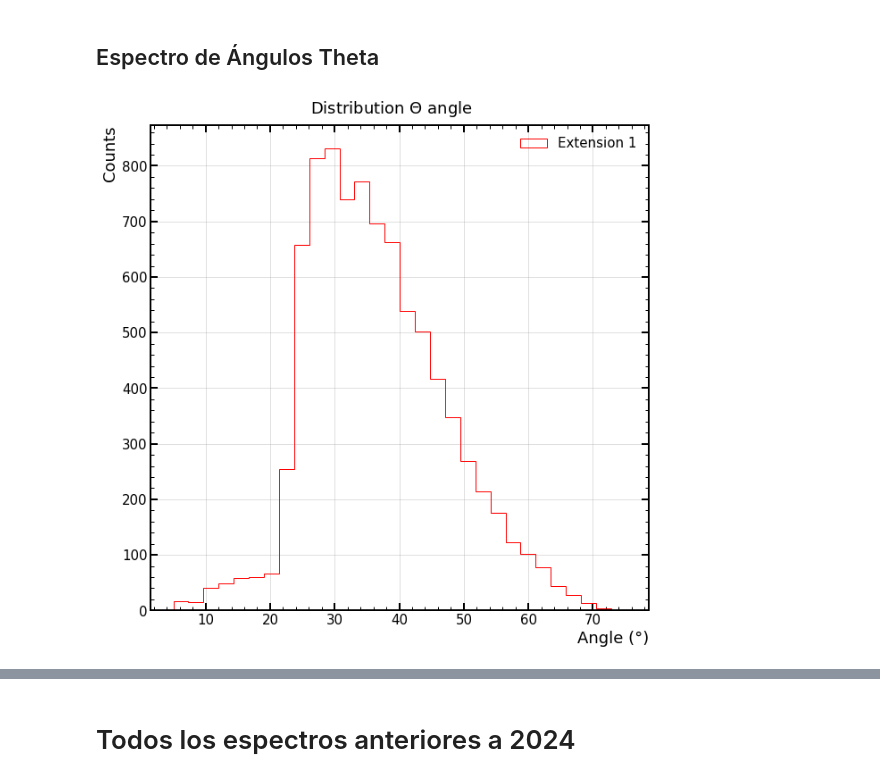
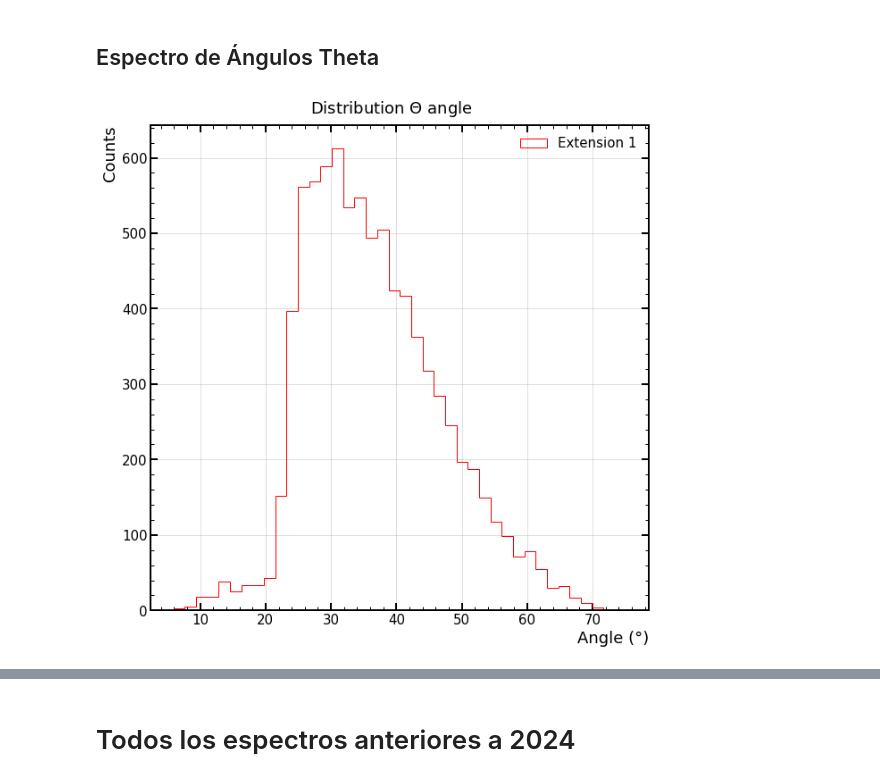
Before and after one commit to mausanram/CodigosICN, a Jupyter notebook: Catalogo_Eventos/CONNIE/Ajuste_Espectro.ipynb, the cells around one changed output, grey strips where cells are left out. Saved outputs shown, nothing was run; the diff lists cells and outputs as text; code cells hidden in the pictures.

```diff
--- a/Catalogo_Eventos/CONNIE/Ajuste_Espectro.ipynb
+++ b/Catalogo_Eventos/CONNIE/Ajuste_Espectro.ipynb
@@ -275,28 +173,28 @@ plt.show()
 ## Espectro de Ángulos Theta
 # %%
 fig, axs = plt.subplots(figsize = [10,10])
-BINS = 30
+BINS = 40
 
 # axs.hist(data_muons_extension_1['theta'] + data_muons_extension_2['theta'] + data_muons_extension_4['theta'], bins=BINS, color = 'k',
 #         label = 'All Extensions', histtype = 'step')
 
 axs.hist(data_muons_extension_1['theta'], bins = BINS, range= (np.min(data_muons_extension_1['theta']), np.max(data_muons_extension_1['theta'])),
             color = 'r', label= 'Extension 1', histtype = 'step')
 
 # axs.hist(data_muons_extension_2['theta'], bins = BINS, range= (np.min(data_muons_extension_2['theta']), np.max(data_muons_extension_2['theta'])),
 #             color = 'g', label= 'Extension 2', histtype = 'step')
 
 # axs.hist(data_muons_extension_4['theta'], bins = BINS, range= (np.min(data_muons_extension_4['theta']), np.max(data_muons_extension_4['theta'])),
 #             color = 'b', label= 'Extension 4', histtype = 'step')
 
 # axs.vlines(x=0.0725, ymax=2500, ymin=0,  colors='k', linestyles='dashed',  label = 'Thickness of CCD: 0.0725 cm')
 axs.legend()
 axs.grid()
 
 # axs.set_xlim(0.065,0.2)
 axs.set_xlabel('Angle (°)', size = 18)
 axs.set_ylabel('Counts', size = 18)
 fig.suptitle(r'Distribution $\Theta$ angle', size = 18, y=0.92)
 plt.show()
 # %% [output]
-[figure, old version]
+[figure, new version]
```
Also changed, not shown: parts of 14 cells of this notebook, 5 other files.
